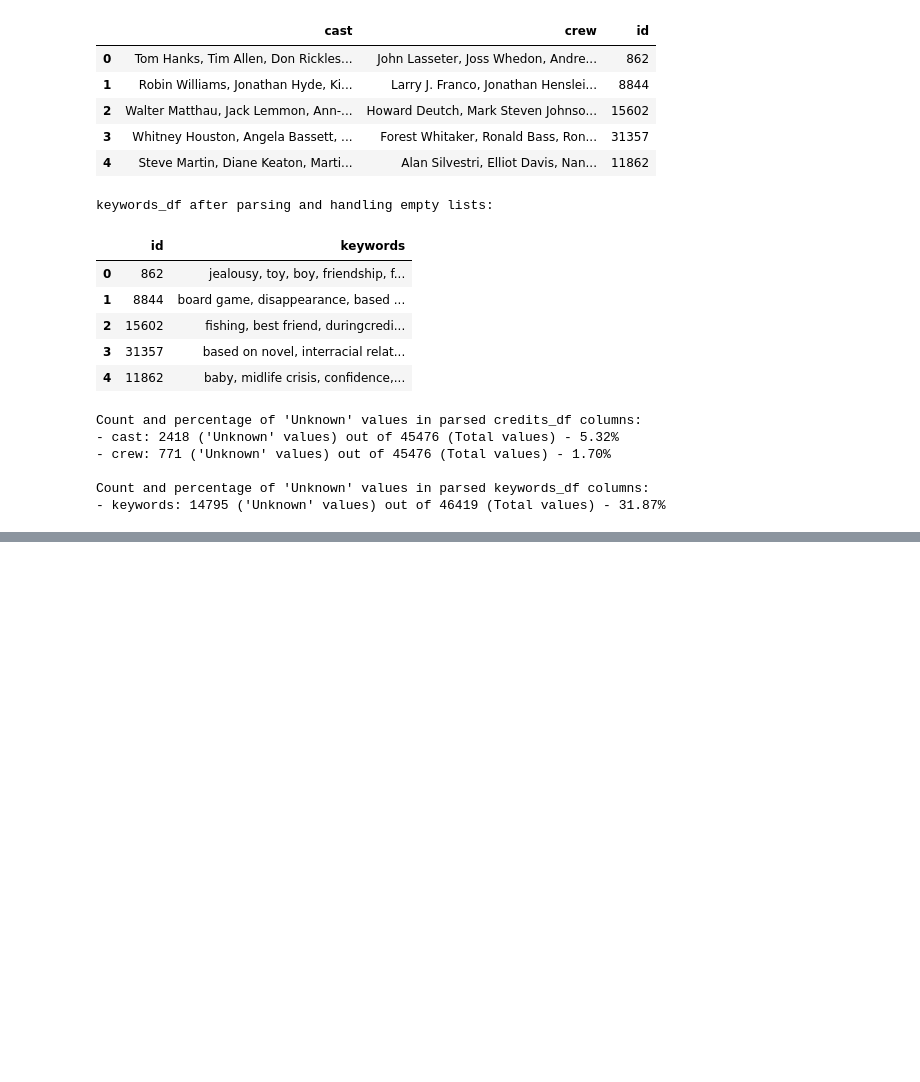
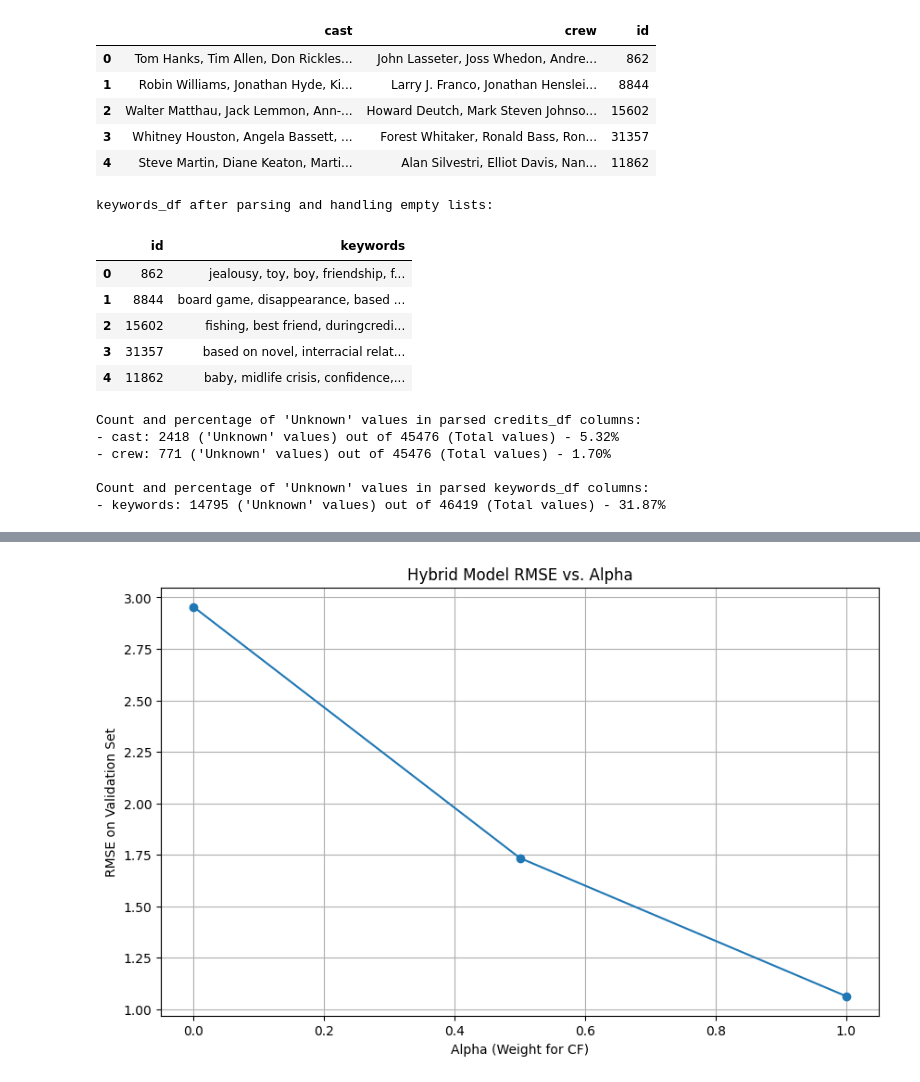
Before and after one commit to BardiaAkbari/Final_ML_Project, a Jupyter notebook: notebooks/practical.ipynb, the cells around one changed output, grey strips where cells are left out. Cells and saved outputs as stored; diff of their text form; code cells hidden in the pictures; blank space fills up the shorter version.

```diff
--- a/notebooks/practical.ipynb
+++ b/notebooks/practical.ipynb
@@ -1143,0 +776,2 @@ Index(['movieId', 'title', 'original_title', 'release_date', 'runtime',
+# %%
+merged_df.drop(columns=['release_date'], inplace=True)
@@ -1143,0 +781,2 @@ Index(['movieId', 'title', 'original_title', 'release_date', 'runtime',
+# %%
+merged_df.drop(columns=['adult'], inplace=True)
@@ -1143,0 +1251,16 @@ Index(['movieId', 'title', 'original_title', 'release_date', 'runtime',
+# %%
+from surprise import SVD
+
+# Implement a Matrix Factorization model using SVD
+# You can experiment with different hyperparameters (n_factors, n_epochs, lr_all, reg_all)
+svd_mf = SVD(random_state=42)
+
+# Train the model on the training set
+svd_mf.fit(trainset)
+
+# Make predictions on the test set
+predictions_mf = svd_mf.test(testset)
+
+# Evaluate the model
+rmse_mf = accuracy.rmse(predictions_mf)
+print(f"Matrix Factorization (SVD) RMSE: {rmse_mf}")
@@ -1143,0 +1487,57 @@ Index(['movieId', 'title', 'original_title', 'release_date', 'runtime',
+# %%
+from sklearn.metrics import mean_squared_error
+
+# Define a range of alpha values to test
+alpha_values = np.arange(0, 1.01, 0.5)  # 0, 0.5, 1.0
+
+# Dictionary to store RMSE for each alpha
+rmse_scores = {}
+
+# Iterate through alpha values and evaluate the hybrid model
+for alpha in alpha_values:
+    print(f"Evaluating hybrid model with alpha = {alpha:.2f}")
+    predictions_hybrid = []
+    actual_ratings = []
+
+    # Calculate hybrid predictions for each user-movie pair in the testset_df (validation set)
+    for index, row in testset_df.iterrows():
+        user_id = int(row['userId'])
+        movie_id = int(row['movieId'])
+        actual_rating = row['rating']
+
+        # Get the hybrid predicted rating
+        predicted_rating = hybrid_prediction(
+            user_id,
+            movie_id,
+            alpha,
+            get_content_based_score,
+            knn_user_based, # Trained k-NN model
+            svd_mf, # Trained SVD model
+            merged_df_with_tfidf, # Original merged data for filtering seen movies (used by get_content_based_score)
+            unique_movies_reduced, # Unique movies with SVD features (used by get_content_based_score)
+            user_profiles_train # User profiles created from training data
+        )
+
+        predictions_hybrid.append(predicted_rating)
+        actual_ratings.append(actual_rating)
+
+    # Calculate RMSE for the current alpha
+    rmse = np.sqrt(mean_squared_error(actual_ratings, predictions_hybrid))
+    rmse_scores[alpha] = rmse
+    print(f"RMSE for alpha = {alpha:.2f}: {rmse:.4f}\n")
+
+# Find the best alpha value (the one with the lowest RMSE)
+best_alpha = min(rmse_scores, key=rmse_scores.get)
+min_rmse = rmse_scores[best_alpha]
+
+print(f"Best alpha value: {best_alpha:.2f} with RMSE: {min_rmse:.4f}")
+
+# Optional: Plot RMSE vs. alpha to visualize the tuning process
+plt.figure(figsize=(10, 6))
+plt.plot(list(rmse_scores.keys()), list(rmse_scores.values()), marker='o')
+plt.xlabel("Alpha (Weight for CF)")
+plt.ylabel("RMSE on Validation Set")
+plt.title("Hybrid Model RMSE vs. Alpha")
+plt.grid(True)
+plt.show()
+# %% [output]
@@ -1143,0 +1554 @@ Index(['movieId', 'title', 'original_title', 'release_date', 'runtime',
+[figure, added]
```
Also changed, not shown: parts of 103 cells of this notebook, 7 other files.
